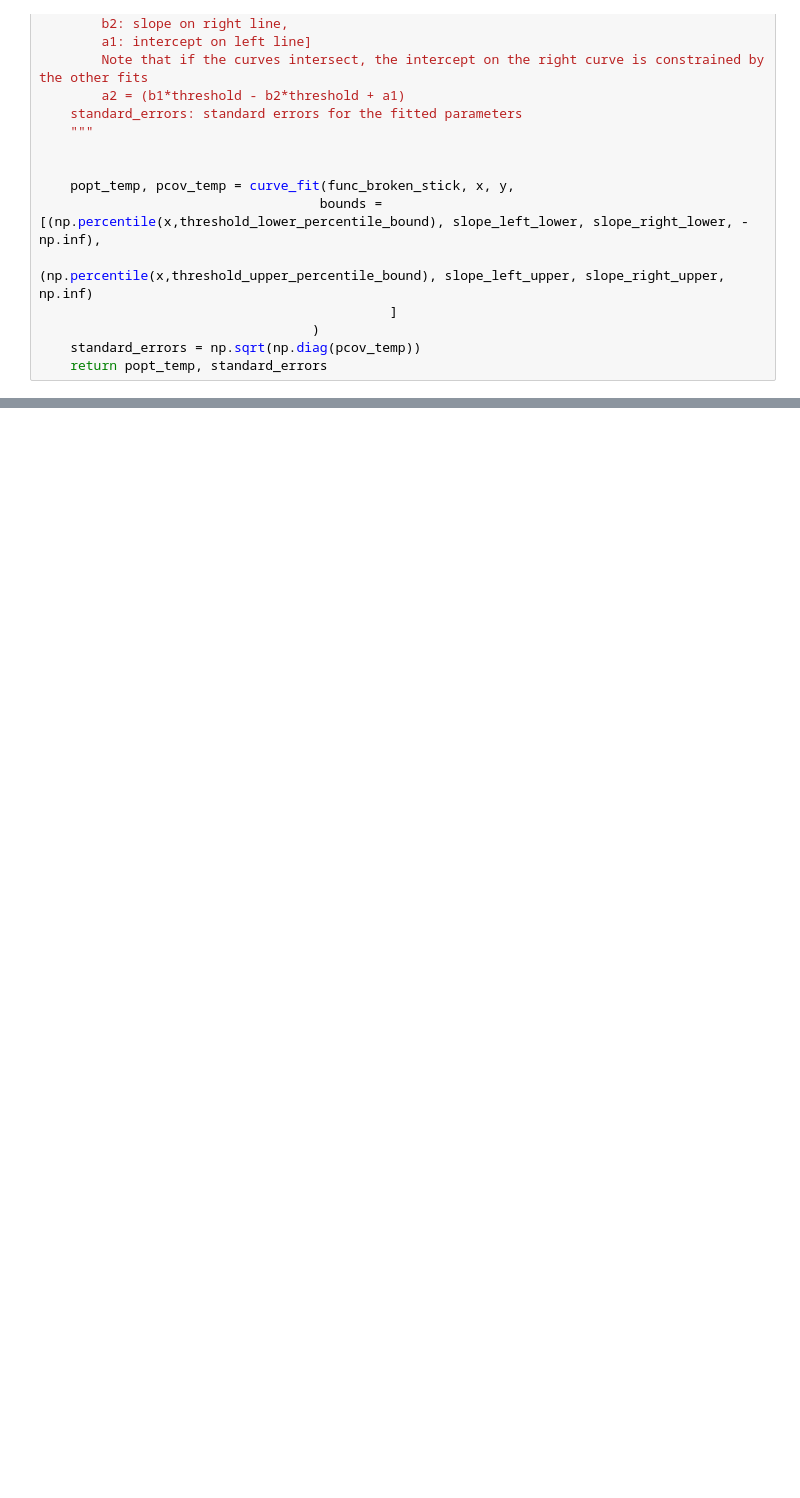
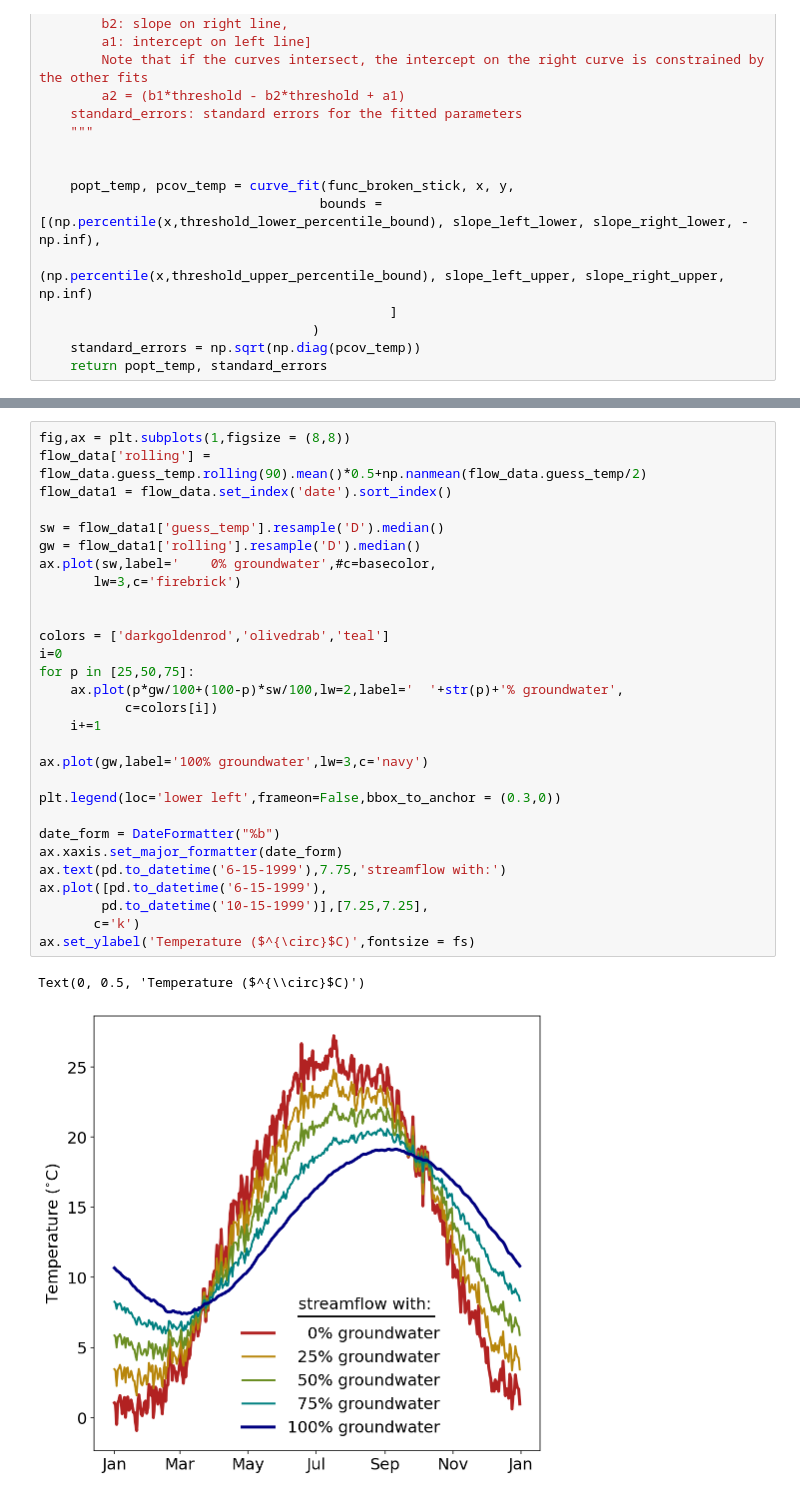
Before and after one commit to lapidesd/Eco_Stream_Depletion_Review, a Jupyter notebook: metric_impacts/temp_metric_change.ipynb, the cells around one changed output, grey strips where cells are left out. Saved outputs shown, nothing was run; the diff lists cells and outputs as text; blank space fills up the shorter version.

```diff
--- a/metric_impacts/temp_metric_change.ipynb
+++ b/metric_impacts/temp_metric_change.ipynb
@@ -569,0 +665,32 @@ Text(1999-02-16 00:00:00, 46, '')
+# %%
+fig,ax = plt.subplots(1,figsize = (8,8))
+flow_data['rolling'] = flow_data.guess_temp.rolling(90).mean()*0.5+np.nanmean(flow_data.guess_temp/2)
+flow_data1 = flow_data.set_index('date').sort_index()
+
+sw = flow_data1['guess_temp'].resample('D').median()
+gw = flow_data1['rolling'].resample('D').median()
+ax.plot(sw,label='    0% groundwater',#c=basecolor,
+       lw=3,c='firebrick')
+
+
+colors = ['darkgoldenrod','olivedrab','teal']
+i=0
+for p in [25,50,75]:
+    ax.plot(p*gw/100+(100-p)*sw/100,lw=2,label='  '+str(p)+'% groundwater',
+           c=colors[i])
+    i+=1
+
+ax.plot(gw,label='100% groundwater',lw=3,c='navy')
+
+plt.legend(loc='lower left',frameon=False,bbox_to_anchor = (0.3,0))
+
+date_form = DateFormatter("%b")
+ax.xaxis.set_major_formatter(date_form)
+ax.text(pd.to_datetime('6-15-1999'),7.75,'streamflow with:')
+ax.plot([pd.to_datetime('6-15-1999'),
+        pd.to_datetime('10-15-1999')],[7.25,7.25],
+       c='k')
+ax.set_ylabel('Temperature ($^{\circ}$C)',fontsize = fs)
+# %% [output]
+Text(0, 0.5, 'Temperature ($^{\\circ}$C)')
+[figure, added]
```
Also changed, not shown: parts of 10 cells of this notebook, 1 other file.
